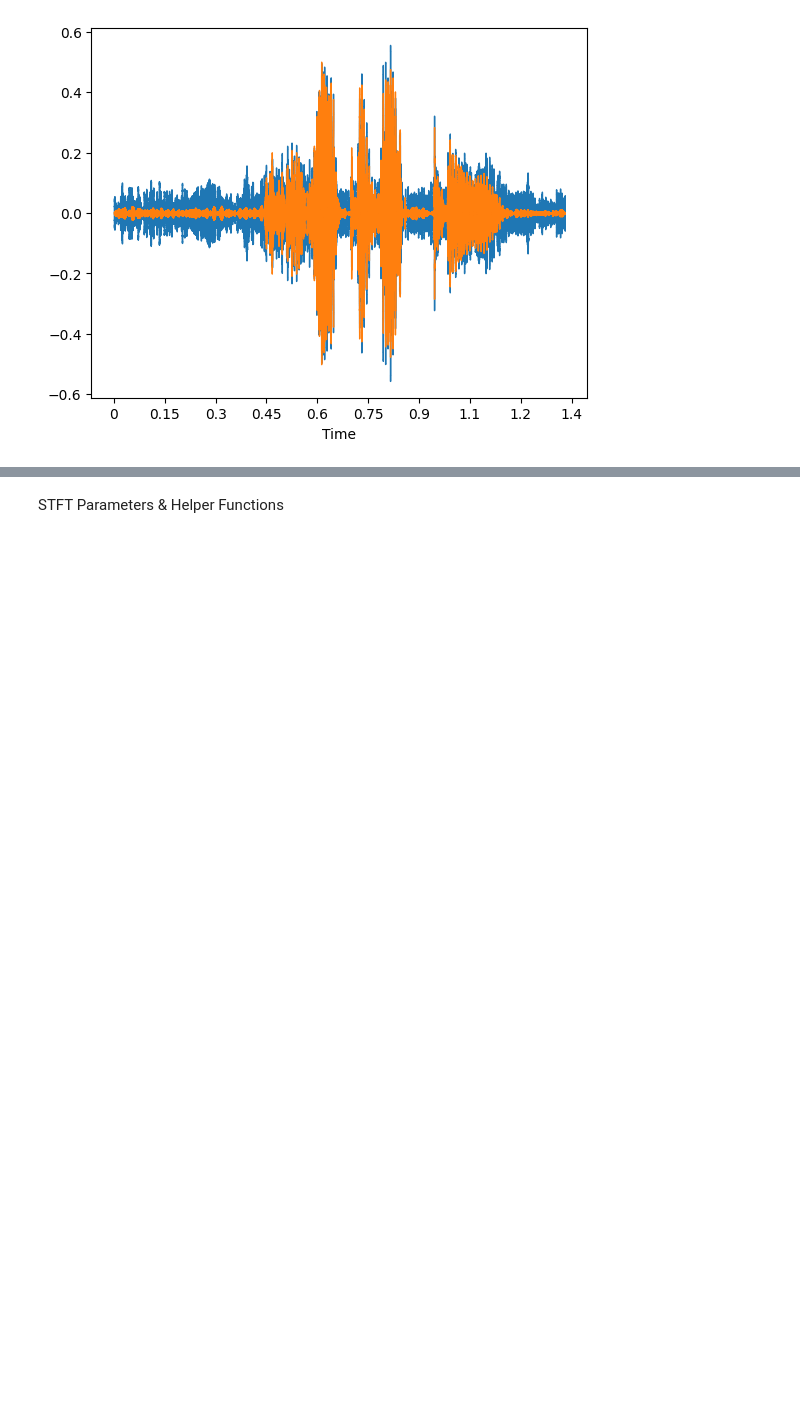
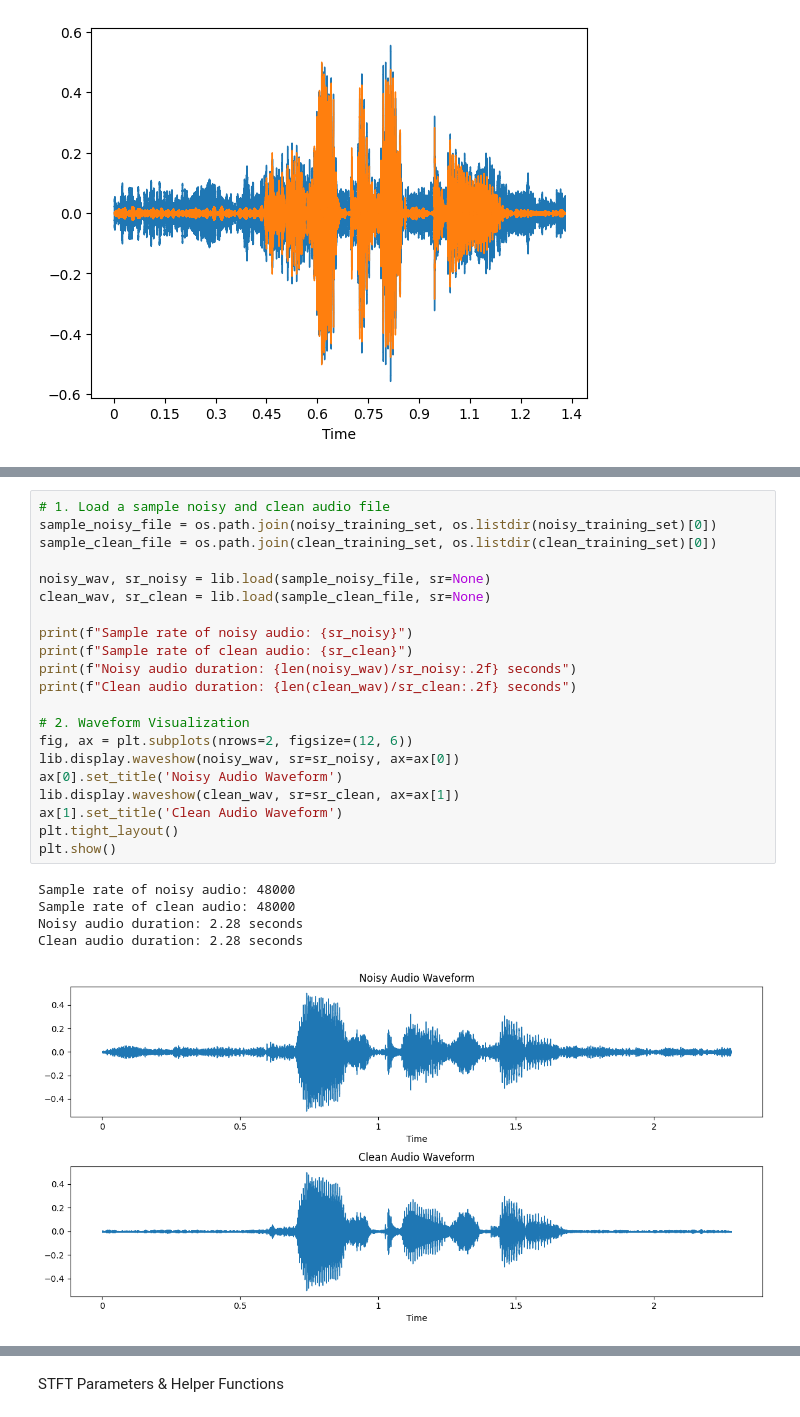
Before and after one commit to Unmasked-Ninjas/heraldfypdenoizer, a Jupyter notebook: fyp_denoizer.ipynb, the cells around one changed output, grey strips where cells are left out. Drawn from its saved outputs; the diff is of its cells as text; blank space fills up the shorter version.

```diff
--- a/fyp_denoizer.ipynb
+++ b/fyp_denoizer.ipynb
@@ -53,0 +58,27 @@ Clean Time-Series (29331,)
+# %%
+# 1. Load a sample noisy and clean audio file
+sample_noisy_file = os.path.join(noisy_training_set, os.listdir(noisy_training_set)[0])
+sample_clean_file = os.path.join(clean_training_set, os.listdir(clean_training_set)[0])
+
+noisy_wav, sr_noisy = lib.load(sample_noisy_file, sr=None)
+clean_wav, sr_clean = lib.load(sample_clean_file, sr=None)
+
+print(f"Sample rate of noisy audio: {sr_noisy}")
+print(f"Sample rate of clean audio: {sr_clean}")
+print(f"Noisy audio duration: {len(noisy_wav)/sr_noisy:.2f} seconds")
+print(f"Clean audio duration: {len(clean_wav)/sr_clean:.2f} seconds")
+
+# 2. Waveform Visualization
+fig, ax = plt.subplots(nrows=2, figsize=(12, 6))
+lib.display.waveshow(noisy_wav, sr=sr_noisy, ax=ax[0])
+ax[0].set_title('Noisy Audio Waveform')
+lib.display.waveshow(clean_wav, sr=sr_clean, ax=ax[1])
+ax[1].set_title('Clean Audio Waveform')
+plt.tight_layout()
+plt.show()
+# %% [output]
+Sample rate of noisy audio: 48000
+Sample rate of clean audio: 48000
+Noisy audio duration: 2.28 seconds
+Clean audio duration: 2.28 seconds
+[figure, added]
```
Also changed, not shown: parts of 18 cells of this notebook, 7 other files.
